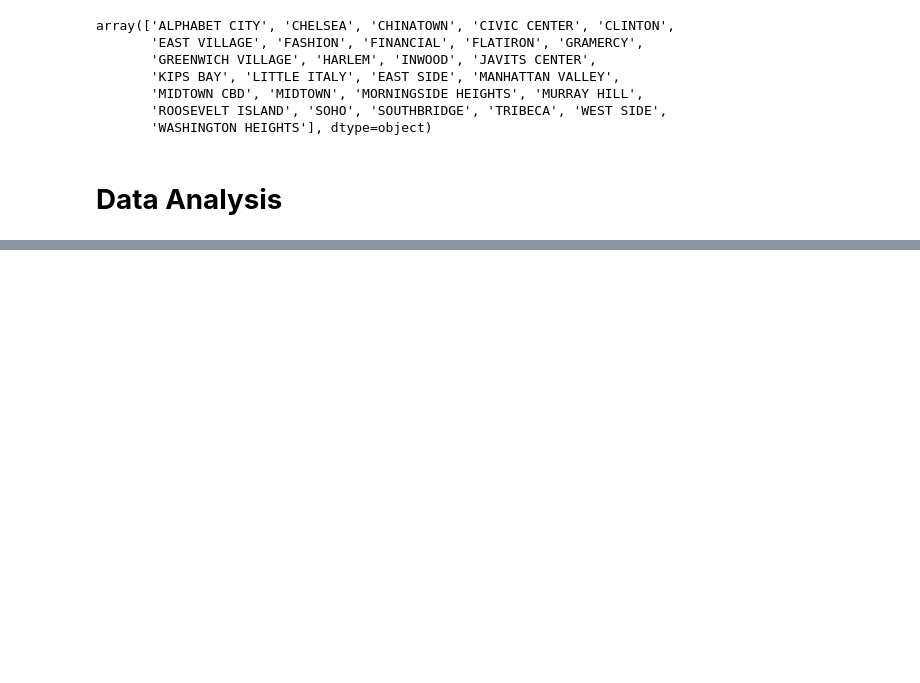
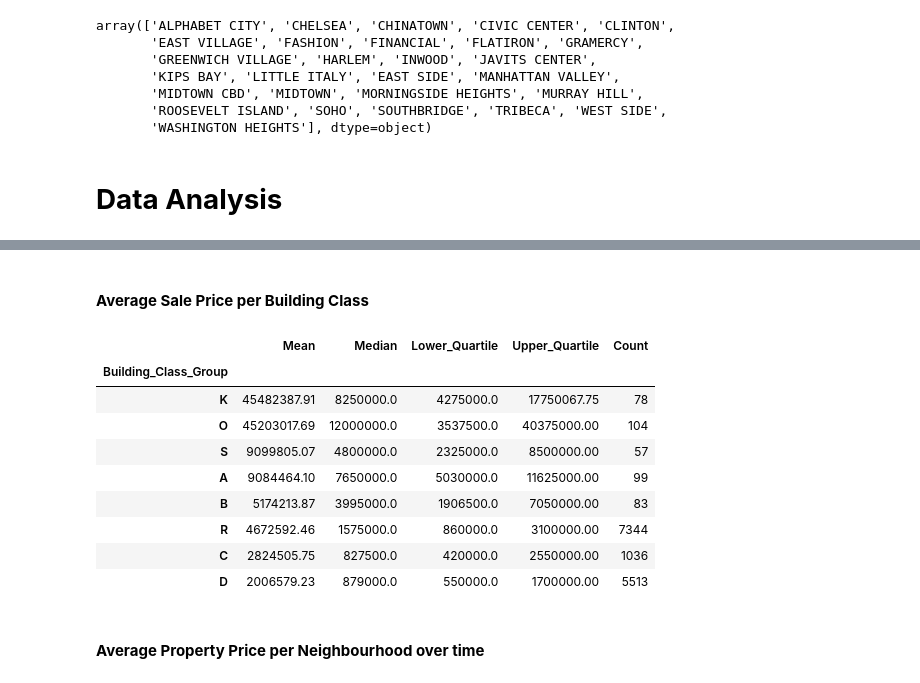
Before and after one commit to thomreid11/DAS7000_PORT1, a Jupyter notebook: DAS7000_port1.ipynb, the cells around one changed output, grey strips where cells are left out. Drawn from its saved outputs; the diff is of its cells as text; code cells hidden in the pictures; blank space fills up the shorter version.

```diff
--- a/DAS7000_port1.ipynb
+++ b/DAS7000_port1.ipynb
@@ -269,0 +340,34 @@ fig.show()
+# %% [markdown]
+#### **Average Sale Price per Building Class**
+# %%
+class_counts = df["Building_Class_Group"].value_counts()
+valid_classes = class_counts[class_counts > 50].index
+
+df_filtered = df[df["Building_Class_Group"].isin(valid_classes)]
+summary_table = (
+    df_filtered
+    .groupby("Building_Class_Group")["Sale_Price"]
+    .agg(
+        Mean="mean",
+        Median="median",
+        Lower_Quartile=lambda x: x.quantile(0.25),
+        Upper_Quartile=lambda x: x.quantile(0.75),
+        Count="count"
+    )
+    .sort_values("Mean", ascending=False)
+)
+summary_table = summary_table.round(2)
+summary_table
+# %% [output]
+|  | Mean | Median | Lower_Quartile | Upper_Quartile | Count |
+| Building_Class_Group |  |  |  |  |  |
+| K | 45482387.91 | 8250000.0 | 4275000.0 | 17750067.75 | 78 |
+| O | 45203017.69 | 12000000.0 | 3537500.0 | 40375000.00 | 104 |
+| S | 9099805.07 | 4800000.0 | 2325000.0 | 8500000.00 | 57 |
+| A | 9084464.10 | 7650000.0 | 5030000.0 | 11625000.00 | 99 |
+| B | 5174213.87 | 3995000.0 | 1906500.0 | 7050000.00 | 83 |
+| R | 4672592.46 | 1575000.0 | 860000.0 | 3100000.00 | 7344 |
+| C | 2824505.75 | 827500.0 | 420000.0 | 2550000.00 | 1036 |
+| D | 2006579.23 | 879000.0 | 550000.0 | 1700000.00 | 5513 |
+# %% [markdown]
+#### **Average Property Price per Neighbourhood over time**
```
Also changed, not shown: parts of 13 cells of this notebook.
